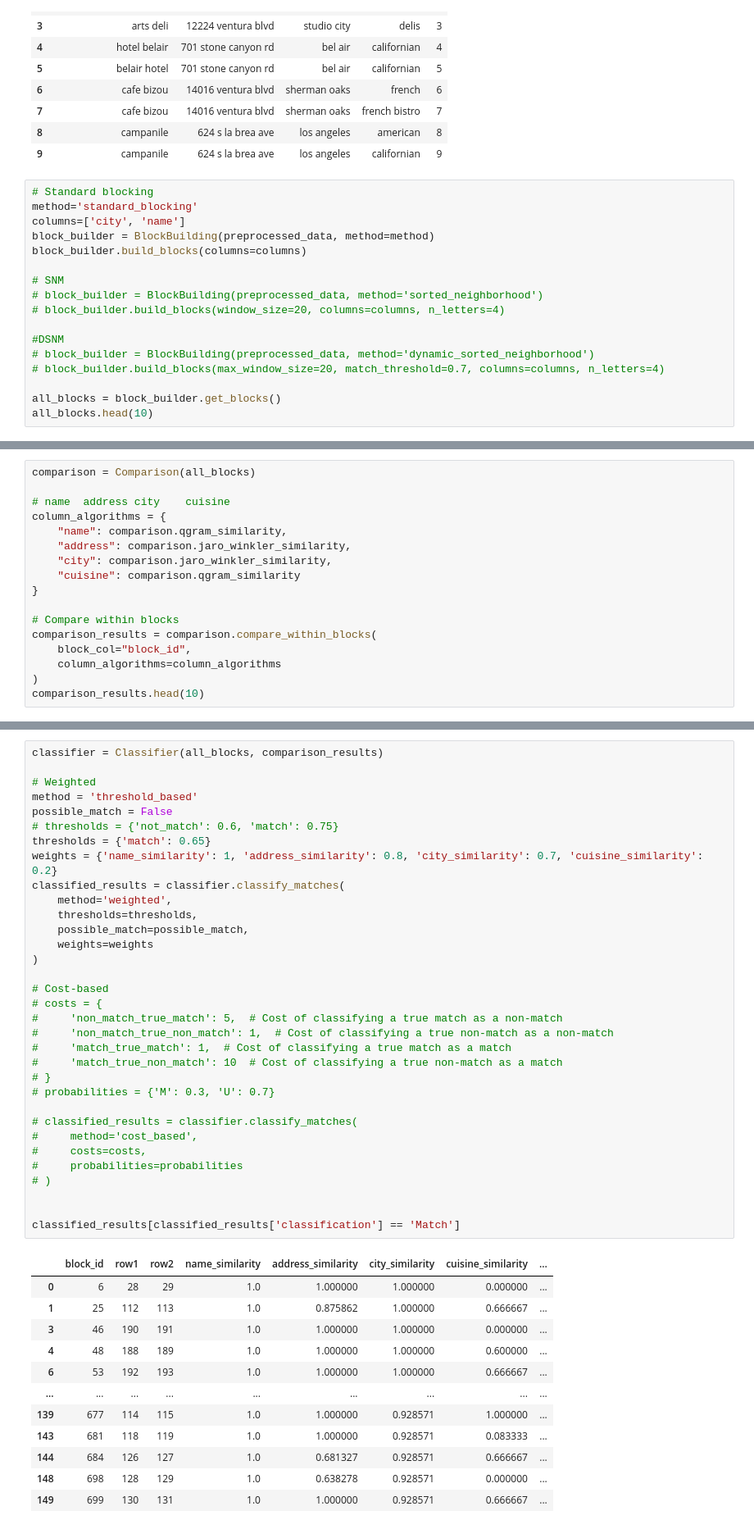
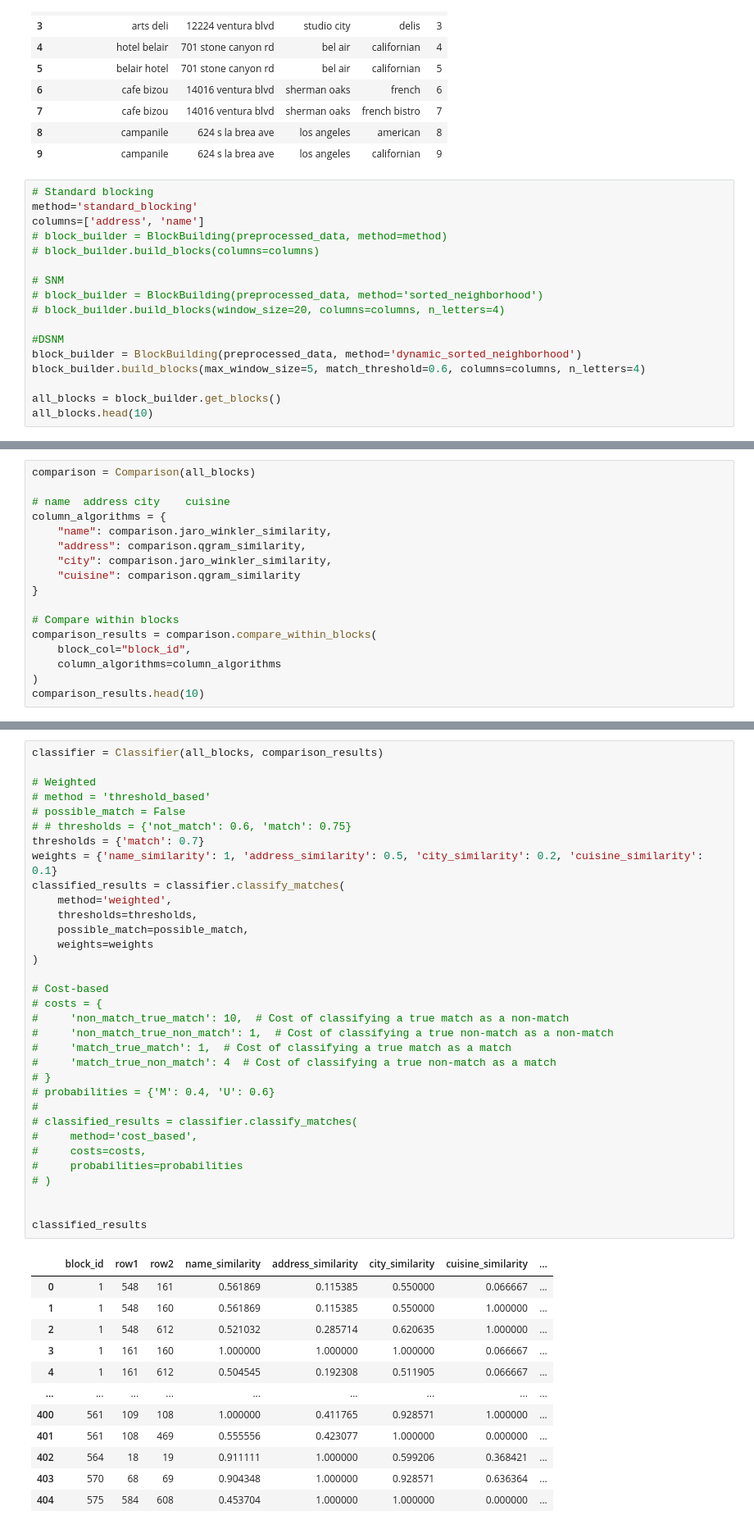
Before and after one commit to miszcz44/inzynierka_deduplikacja, a Jupyter notebook: data_pipeline/data_pipeline.ipynb, the cells around one changed output, grey strips where cells are left out. Shown at 82% size. Cells and saved outputs as stored; diff of their text form.

```diff
--- a/data_pipeline/data_pipeline.ipynb
+++ b/data_pipeline/data_pipeline.ipynb
@@ -1127,17 +1119,17 @@ preprocessed_data.head(10)
 # %%
 # Standard blocking
 method='standard_blocking'
-columns=['city', 'name']
-block_builder = BlockBuilding(preprocessed_data, method=method)
-block_builder.build_blocks(columns=columns)
+columns=['address', 'name']
+# block_builder = BlockBuilding(preprocessed_data, method=method)
+# block_builder.build_blocks(columns=columns)
 
 # SNM
 # block_builder = BlockBuilding(preprocessed_data, method='sorted_neighborhood')
 # block_builder.build_blocks(window_size=20, columns=columns, n_letters=4)
 
 #DSNM
-# block_builder = BlockBuilding(preprocessed_data, method='dynamic_sorted_neighborhood')
-# block_builder.build_blocks(max_window_size=20, match_threshold=0.7, columns=columns, n_letters=4)
+block_builder = BlockBuilding(preprocessed_data, method='dynamic_sorted_neighborhood')
+block_builder.build_blocks(max_window_size=5, match_threshold=0.6, columns=columns, n_letters=4)
 
 all_blocks = block_builder.get_blocks()
 all_blocks.head(10)
@@ -1158,8 +1150,8 @@ comparison = Comparison(all_blocks)
 
 # name	address	city	cuisine
 column_algorithms = {
-    "name": comparison.qgram_similarity,
-    "address": comparison.jaro_winkler_similarity,
+    "name": comparison.jaro_winkler_similarity,
+    "address": comparison.qgram_similarity,
     "city": comparison.jaro_winkler_similarity,
     "cuisine": comparison.qgram_similarity
 }
@@ -1185,46 +1177,46 @@ comparison_results.head(10)
 # %%
 classifier = Classifier(all_blocks, comparison_results)
 
 # Weighted
-method = 'threshold_based'
-possible_match = False
-# thresholds = {'not_match': 0.6, 'match': 0.75}
-thresholds = {'match': 0.65}
-weights = {'name_similarity': 1, 'address_similarity': 0.8, 'city_similarity': 0.7, 'cuisine_similarity': 0.2}
+# method = 'threshold_based'
+# possible_match = False
+# # thresholds = {'not_match': 0.6, 'match': 0.75}
+thresholds = {'match': 0.7}
+weights = {'name_similarity': 1, 'address_similarity': 0.5, 'city_similarity': 0.2, 'cuisine_similarity': 0.1}
 classified_results = classifier.classify_matches(
     method='weighted',
     thresholds=thresholds,
     possible_match=possible_match,
     weights=weights
 )
 
 # Cost-based
 # costs = {
-#     'non_match_true_match': 5,  # Cost of classifying a true match as a non-match
+#     'non_match_true_match': 10,  # Cost of classifying a true match as a non-match
 #     'non_match_true_non_match': 1,  # Cost of classifying a true non-match as a non-match
 #     'match_true_match': 1,  # Cost of classifying a true match as a match
-#     'match_true_non_match': 10  # Cost of classifying a true non-match as a match
+#     'match_true_non_match': 4  # Cost of classifying a true non-match as a match
 # }
-# probabilities = {'M': 0.3, 'U': 0.7}
-
+# probabilities = {'M': 0.4, 'U': 0.6}
+#
 # classified_results = classifier.classify_matches(
 #     method='cost_based',
 #     costs=costs,
 #     probabilities=probabilities
 # )
 
 
-classified_results[classified_results['classification'] == 'Match']
+classified_results
 # %% [output]
 |  | block_id | row1 | row2 | name_similarity | address_similarity | city_similarity | cuisine_similarity | ... |
-| 0 | 6 | 28 | 29 | 1.0 | 1.000000 | 1.000000 | 0.000000 | ... |
-| 1 | 25 | 112 | 113 | 1.0 | 0.875862 | 1.000000 | 0.666667 | ... |
-| 3 | 46 | 190 | 191 | 1.0 | 1.000000 | 1.000000 | 0.000000 | ... |
-| 4 | 48 | 188 | 189 | 1.0 | 1.000000 | 1.000000 | 0.600000 | ... |
-| 6 | 53 | 192 | 193 | 1.0 | 1.000000 | 1.000000 | 0.666667 | ... |
+| 0 | 1 | 548 | 161 | 0.561869 | 0.115385 | 0.550000 | 0.066667 | ... |
+| 1 | 1 | 548 | 160 | 0.561869 | 0.115385 | 0.550000 | 1.000000 | ... |
+| 2 | 1 | 548 | 612 | 0.521032 | 0.285714 | 0.620635 | 1.000000 | ... |
+| 3 | 1 | 161 | 160 | 1.000000 | 1.000000 | 1.000000 | 0.066667 | ... |
+| 4 | 1 | 161 | 612 | 0.504545 | 0.192308 | 0.511905 | 0.066667 | ... |
 | ... | ... | ... | ... | ... | ... | ... | ... | ... |
-| 139 | 677 | 114 | 115 | 1.0 | 1.000000 | 0.928571 | 1.000000 | ... |
-| 143 | 681 | 118 | 119 | 1.0 | 1.000000 | 0.928571 | 0.083333 | ... |
-| 144 | 684 | 126 | 127 | 1.0 | 0.681327 | 0.928571 | 0.666667 | ... |
-| 148 | 698 | 128 | 129 | 1.0 | 0.638278 | 0.928571 | 0.000000 | ... |
-| 149 | 699 | 130 | 131 | 1.0 | 1.000000 | 0.928571 | 0.666667 | ... |
+| 400 | 561 | 109 | 108 | 1.000000 | 0.411765 | 0.928571 | 1.000000 | ... |
+| 401 | 561 | 108 | 469 | 0.555556 | 0.423077 | 1.000000 | 0.000000 | ... |
+| 402 | 564 | 18 | 19 | 0.911111 | 1.000000 | 0.599206 | 0.368421 | ... |
+| 403 | 570 | 68 | 69 | 0.904348 | 1.000000 | 0.928571 | 0.636364 | ... |
+| 404 | 575 | 584 | 608 | 0.453704 | 1.000000 | 1.000000 | 0.000000 | ... |
```
Also changed, not shown: parts of 35 cells of this notebook, 22 other files.
